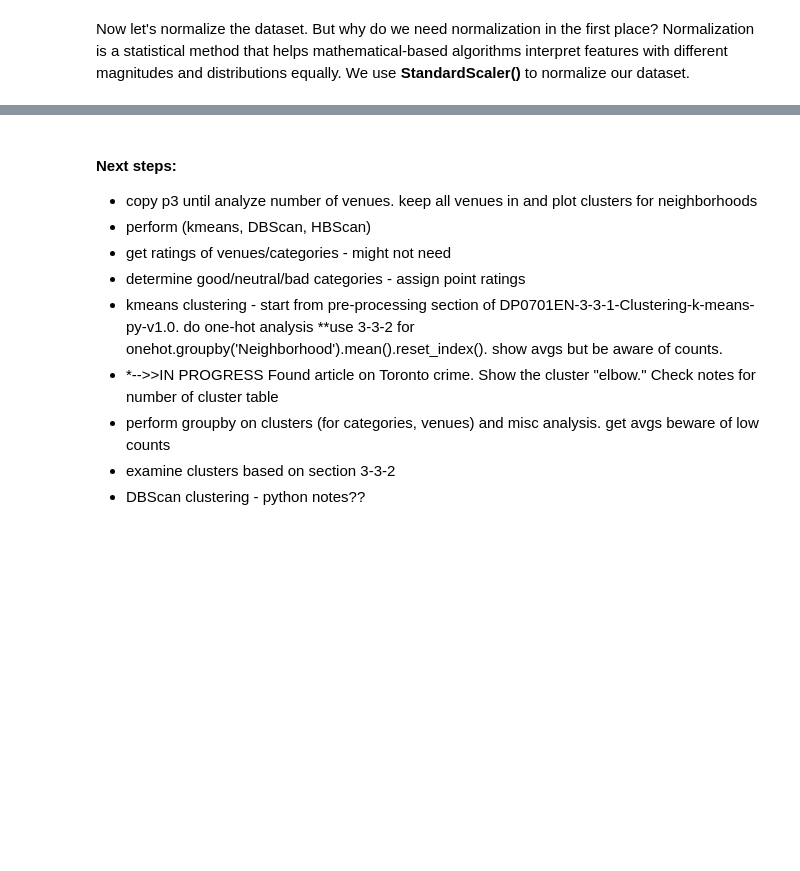
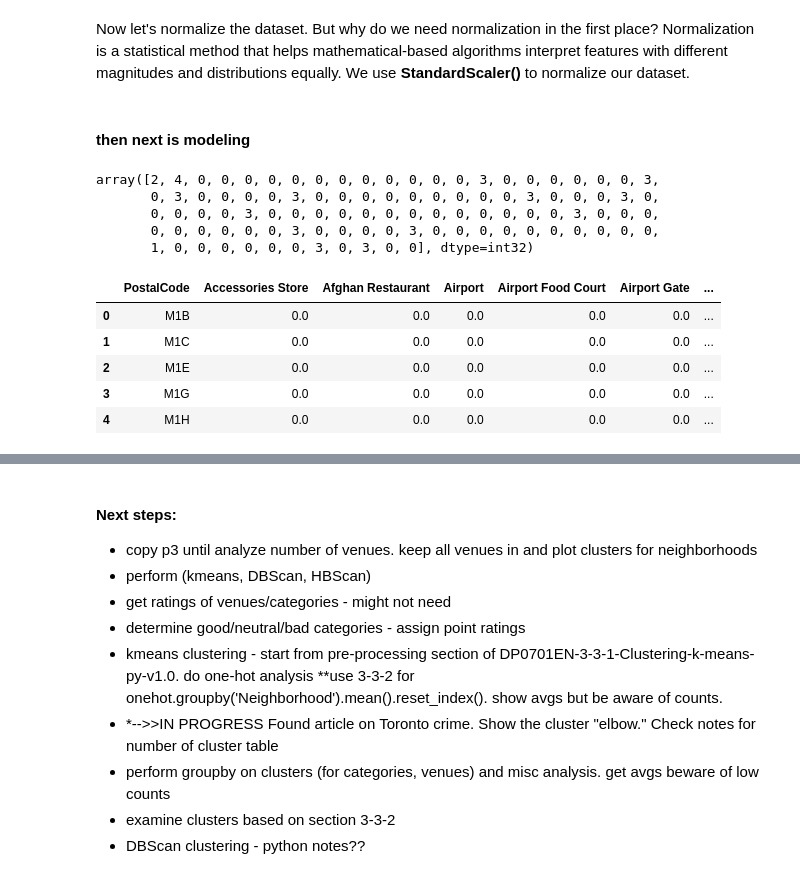
Before and after one commit to jboyce95/Coursera-IBM-DS-Capstone_Wk4-5, a Jupyter notebook: Coursera_Capstone_Toronto_Wk4-5.ipynb, the cells around one changed output, grey strips where cells are left out. Drawn from its saved outputs; the diff is of its cells as text; code cells hidden in the pictures; blank space fills up the shorter version.

```diff
--- a/Coursera_Capstone_Toronto_Wk4-5.ipynb
+++ b/Coursera_Capstone_Toronto_Wk4-5.ipynb
@@ -430,3 +430,35 @@ Now let's normalize the dataset. But why do we need normalization in the first p
 #X = np.nan_to_num(X)
 #cluster_dataset = StandardScaler().fit_transform(X)
 #cluster_dataset
+# %% [markdown]
+#### then next is modeling
+# %%
+#see if clusters works...consider cluster plotting model improvement by cluster in order to show elbow
+# set number of clusters
+kclusters = 5
+
+toronto_venues_onehot_grouped_clustering = toronto_venues_onehot_grouped.drop('PostalCode', 1) #updated this
+
+# run k-means clustering
+kmeans = KMeans(n_clusters=kclusters, random_state=0).fit(toronto_venues_onehot_grouped_clustering)
+
+# check cluster labels generated for each row in the dataframe
+kmeans.labels_[:] #commented this one out until get len of rows (probably from shape)
+# %% [output]
+array([2, 4, 0, 0, 0, 0, 0, 0, 0, 0, 0, 0, 0, 0, 3, 0, 0, 0, 0, 0, 0, 3,
+       0, 3, 0, 0, 0, 0, 3, 0, 0, 0, 0, 0, 0, 0, 0, 0, 3, 0, 0, 0, 3, 0,
+       0, 0, 0, 0, 3, 0, 0, 0, 0, 0, 0, 0, 0, 0, 0, 0, 0, 0, 3, 0, 0, 0,
+       0, 0, 0, 0, 0, 0, 3, 0, 0, 0, 0, 3, 0, 0, 0, 0, 0, 0, 0, 0, 0, 0,
+       1, 0, 0, 0, 0, 0, 0, 3, 0, 3, 0, 0], dtype=int32)
+# %%
+#add labels column to toronto dataframe
+labels = kmeans.labels_
+toronto_venues_onehot_grouped['Cluster Labels'] = labels
+toronto_venues_onehot_grouped.head()
+# %% [output]
+|  | PostalCode | Accessories Store | Afghan Restaurant | Airport | Airport Food Court | Airport Gate | ... |
+| 0 | M1B | 0.0 | 0.0 | 0.0 | 0.0 | 0.0 | ... |
+| 1 | M1C | 0.0 | 0.0 | 0.0 | 0.0 | 0.0 | ... |
+| 2 | M1E | 0.0 | 0.0 | 0.0 | 0.0 | 0.0 | ... |
+| 3 | M1G | 0.0 | 0.0 | 0.0 | 0.0 | 0.0 | ... |
+| 4 | M1H | 0.0 | 0.0 | 0.0 | 0.0 | 0.0 | ... |
```
Also changed, not shown: parts of 13 cells of this notebook.
